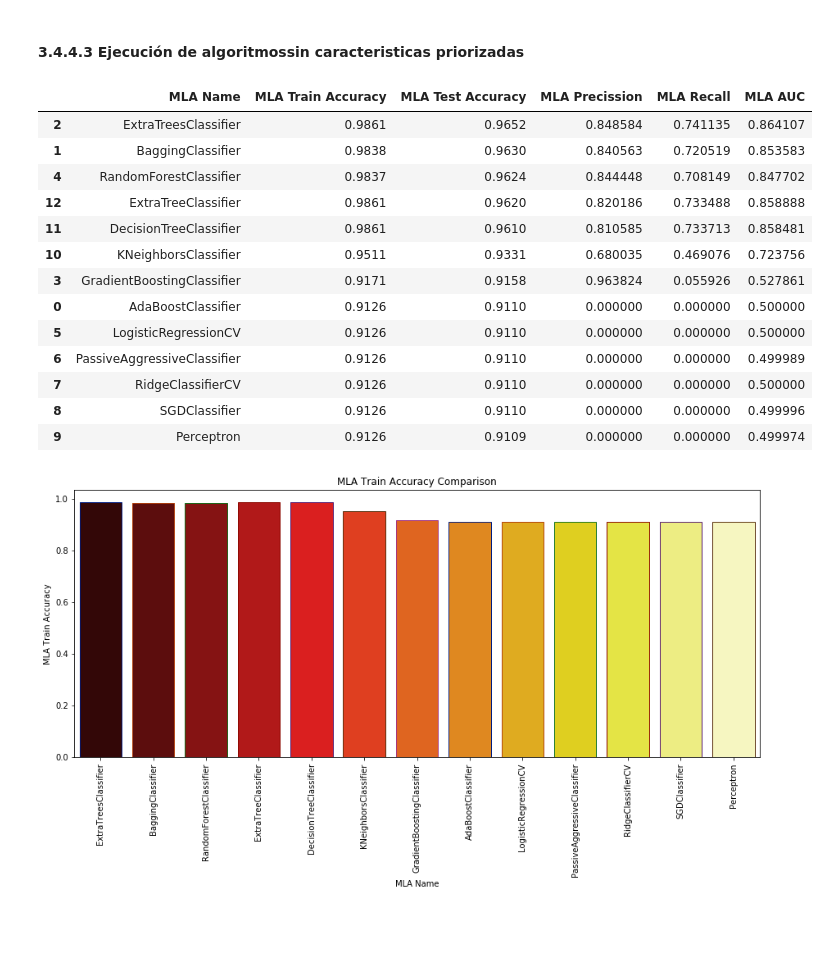
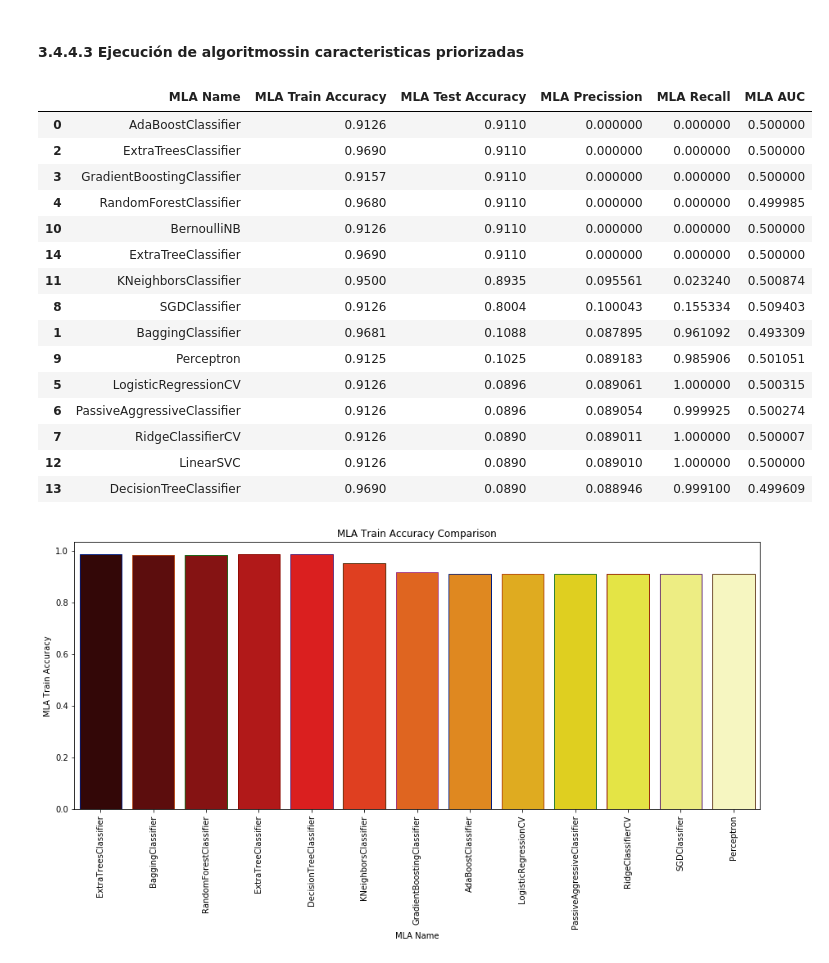
Before and after one commit to masdatascience/TFM-AI, a Jupyter notebook: Prevencion_Churn_NB3-B2B.ipynb, the cells around one changed output. Cells and saved outputs as stored; diff of their text form; code cells hidden in the pictures; blank space fills up the shorter version.

```diff
--- a/Prevencion_Churn_NB3-B2B.ipynb
+++ b/Prevencion_Churn_NB3-B2B.ipynb
@@ -788,12 +789,16 @@ from sklearn.preprocessing import PolynomialFeatures
 from sklearn import svm,model_selection, tree, linear_model, neighbors, naive_bayes, ensemble, discriminant_analysis, gaussian_process
 
 grupo1 = ['ID_VENDEDOR', 'ID_LOC_DISTRIBUIDOR', 'ID_SUB_SEGMENTO', 'IMP_PRECIO_UNITARIO','ID_HOLDING']
+grupo2 = ['ID_DISTRIBUIDOR', 'ID_LOC_DISTRIBUIDOR', 'ID_SUB_SEGMENTO', 'ID_PRODUCTO','ID_VENDEDOR']
+
 
 # Enfoque
-datos = clientes_cod.loc[:, grupo1]
+datos = clientes_cod.loc[:, grupo2]
 clase = clientes_cod.CHURN
 # Se realiza los subconjunto de datos para entrenamiento y pruebas
 train_features, test_features, train_labels, test_labels = train_test_split(datos, clase, test_size=0.3, random_state=1)
+scaling = MinMaxScaler(feature_range=(-1,1)).fit(train_features)
+train_features = scaling.transform(train_features)
 
 
 MLA = [
@@ -815,7 +820,7 @@ MLA = [
     linear_model.Perceptron(),
 
     #Navies Bayes
-    #naive_bayes.BernoulliNB(),
+    naive_bayes.BernoulliNB(),
     #naive_bayes.GaussianNB(),
 
     #Nearest Neighbor
@@ -824,7 +829,7 @@ MLA = [
     #SVM
     #svm.SVC(probability=True),
     #svm.NuSVC(probability=True),
-    #svm.LinearSVC(),
+    svm.LinearSVC(),
 
     #Trees
     tree.DecisionTreeClassifier(),
@@ -855,24 +860,27 @@ for alg in MLA:
 
 
     row_index+=1
-
-MLA_compare.sort_values(by = ['MLA AUC'], ascending = False, inplace = True)
-MLA_compare
-# %% [output]
-|  | MLA Name | MLA Train Accuracy | MLA Test Accuracy | MLA Precission | MLA Recall | MLA AUC |
-| 2 | ExtraTreesClassifier | 0.9861 | 0.9652 | 0.848584 | 0.741135 | 0.864107 |
-| 1 | BaggingClassifier | 0.9838 | 0.9630 | 0.840563 | 0.720519 | 0.853583 |
-| 4 | RandomForestClassifier | 0.9837 | 0.9624 | 0.844448 | 0.708149 | 0.847702 |
-| 12 | ExtraTreeClassifier | 0.9861 | 0.9620 | 0.820186 | 0.733488 | 0.858888 |
-| 11 | DecisionTreeClassifier | 0.9861 | 0.9610 | 0.810585 | 0.733713 | 0.858481 |
-| 10 | KNeighborsClassifier | 0.9511 | 0.9331 | 0.680035 | 0.469076 | 0.723756 |
-| 3 | GradientBoostingClassifier | 0.9171 | 0.9158 | 0.963824 | 0.055926 | 0.527861 |
-| 0 | AdaBoostClassifier | 0.9126 | 0.9110 | 0.000000 | 0.000000 | 0.500000 |
-| 5 | LogisticRegressionCV | 0.9126 | 0.9110 | 0.000000 | 0.000000 | 0.500000 |
-| 6 | PassiveAggressiveClassifier | 0.9126 | 0.9110 | 0.000000 | 0.000000 | 0.499989 |
-| 7 | RidgeClassifierCV | 0.9126 | 0.9110 | 0.000000 | 0.000000 | 0.500000 |
-| 8 | SGDClassifier | 0.9126 | 0.9110 | 0.000000 | 0.000000 | 0.499996 |
-| 9 | Perceptron | 0.9126 | 0.9109 | 0.000000 | 0.000000 | 0.499974 |
+# %%
+
+MLA_compare.sort_values(by = ['MLA Test Accuracy'], ascending = False, inplace = True)
+MLA_compare
+# %% [output]
+|  | MLA Name | MLA Train Accuracy | MLA Test Accuracy | MLA Precission | MLA Recall | MLA AUC |
+| 0 | AdaBoostClassifier | 0.9126 | 0.9110 | 0.000000 | 0.000000 | 0.500000 |
+| 2 | ExtraTreesClassifier | 0.9690 | 0.9110 | 0.000000 | 0.000000 | 0.500000 |
+| 3 | GradientBoostingClassifier | 0.9157 | 0.9110 | 0.000000 | 0.000000 | 0.500000 |
+| 4 | RandomForestClassifier | 0.9680 | 0.9110 | 0.000000 | 0.000000 | 0.499985 |
+| 10 | BernoulliNB | 0.9126 | 0.9110 | 0.000000 | 0.000000 | 0.500000 |
+| 14 | ExtraTreeClassifier | 0.9690 | 0.9110 | 0.000000 | 0.000000 | 0.500000 |
+| 11 | KNeighborsClassifier | 0.9500 | 0.8935 | 0.095561 | 0.023240 | 0.500874 |
+| 8 | SGDClassifier | 0.9126 | 0.8004 | 0.100043 | 0.155334 | 0.509403 |
+| 1 | BaggingClassifier | 0.9681 | 0.1088 | 0.087895 | 0.961092 | 0.493309 |
+| 9 | Perceptron | 0.9125 | 0.1025 | 0.089183 | 0.985906 | 0.501051 |
+| 5 | LogisticRegressionCV | 0.9126 | 0.0896 | 0.089061 | 1.000000 | 0.500315 |
+| 6 | PassiveAggressiveClassifier | 0.9126 | 0.0896 | 0.089054 | 0.999925 | 0.500274 |
+| 7 | RidgeClassifierCV | 0.9126 | 0.0890 | 0.089011 | 1.000000 | 0.500007 |
+| 12 | LinearSVC | 0.9126 | 0.0890 | 0.089010 | 1.000000 | 0.500000 |
+| 13 | DecisionTreeClassifier | 0.9690 | 0.0890 | 0.088946 | 0.999100 | 0.499609 |
 # %%
 plt.subplots(figsize=(15,6))
 sns.barplot(x="MLA Name", y="MLA Train Accuracy",data=MLA_compare,palette='hot',edgecolor=sns.color_palette('dark',7))
```
Also changed, not shown: parts of 8 cells of this notebook.
